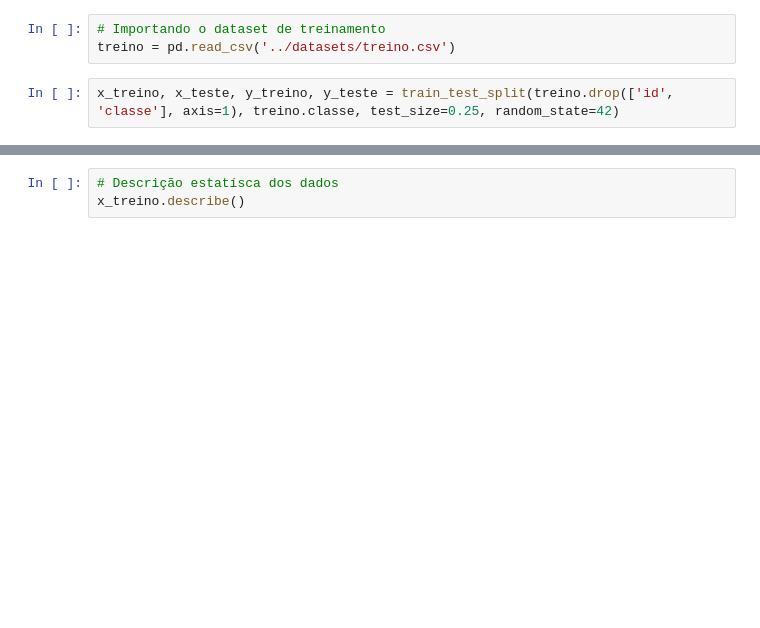
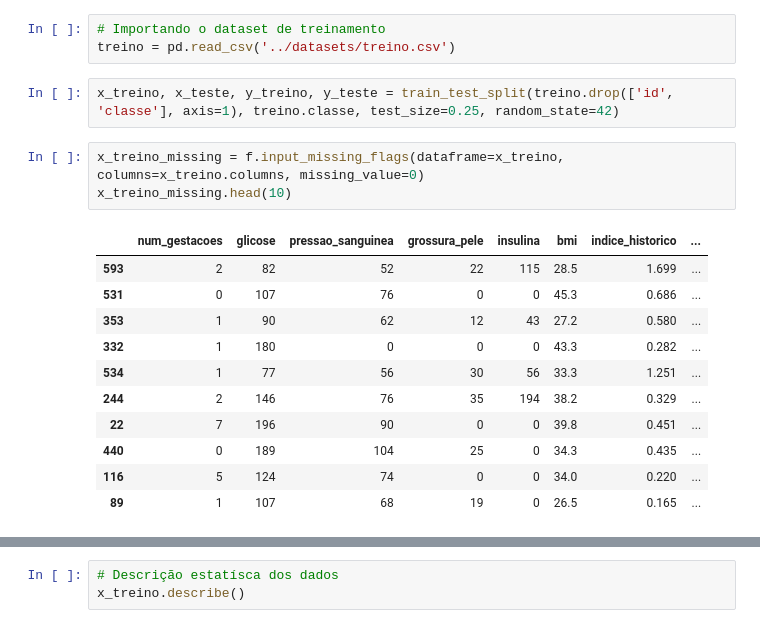
Before and after one commit to SamuelBaptista/ia-doctor, a Jupyter notebook: src/datasets.ipynb, the cells around one changed output, grey strips where cells are left out. Drawn from its saved outputs; the diff is of its cells as text; blank space fills up the shorter version.

```diff
--- a/src/datasets.ipynb
+++ b/src/datasets.ipynb
@@ -15,3 +13,18 @@ warnings.filterwarnings('ignore')
 treino = pd.read_csv('../datasets/treino.csv')
 # %%
 x_treino, x_teste, y_treino, y_teste = train_test_split(treino.drop(['id', 'classe'], axis=1), treino.classe, test_size=0.25, random_state=42)
+# %%
+x_treino_missing = f.input_missing_flags(dataframe=x_treino, columns=x_treino.columns, missing_value=0)
+x_treino_missing.head(10)
+# %% [output]
+|  | num_gestacoes | glicose | pressao_sanguinea | grossura_pele | insulina | bmi | indice_historico | ... |
+| 593 | 2 | 82 | 52 | 22 | 115 | 28.5 | 1.699 | ... |
+| 531 | 0 | 107 | 76 | 0 | 0 | 45.3 | 0.686 | ... |
+| 353 | 1 | 90 | 62 | 12 | 43 | 27.2 | 0.580 | ... |
+| 332 | 1 | 180 | 0 | 0 | 0 | 43.3 | 0.282 | ... |
+| 534 | 1 | 77 | 56 | 30 | 56 | 33.3 | 1.251 | ... |
+| 244 | 2 | 146 | 76 | 35 | 194 | 38.2 | 0.329 | ... |
+| 22 | 7 | 196 | 90 | 0 | 0 | 39.8 | 0.451 | ... |
+| 440 | 0 | 189 | 104 | 25 | 0 | 34.3 | 0.435 | ... |
+| 116 | 5 | 124 | 74 | 0 | 0 | 34.0 | 0.220 | ... |
+| 89 | 1 | 107 | 68 | 19 | 0 | 26.5 | 0.165 | ... |
```
Also changed, not shown: parts of 10 cells of this notebook, 2 other files.
